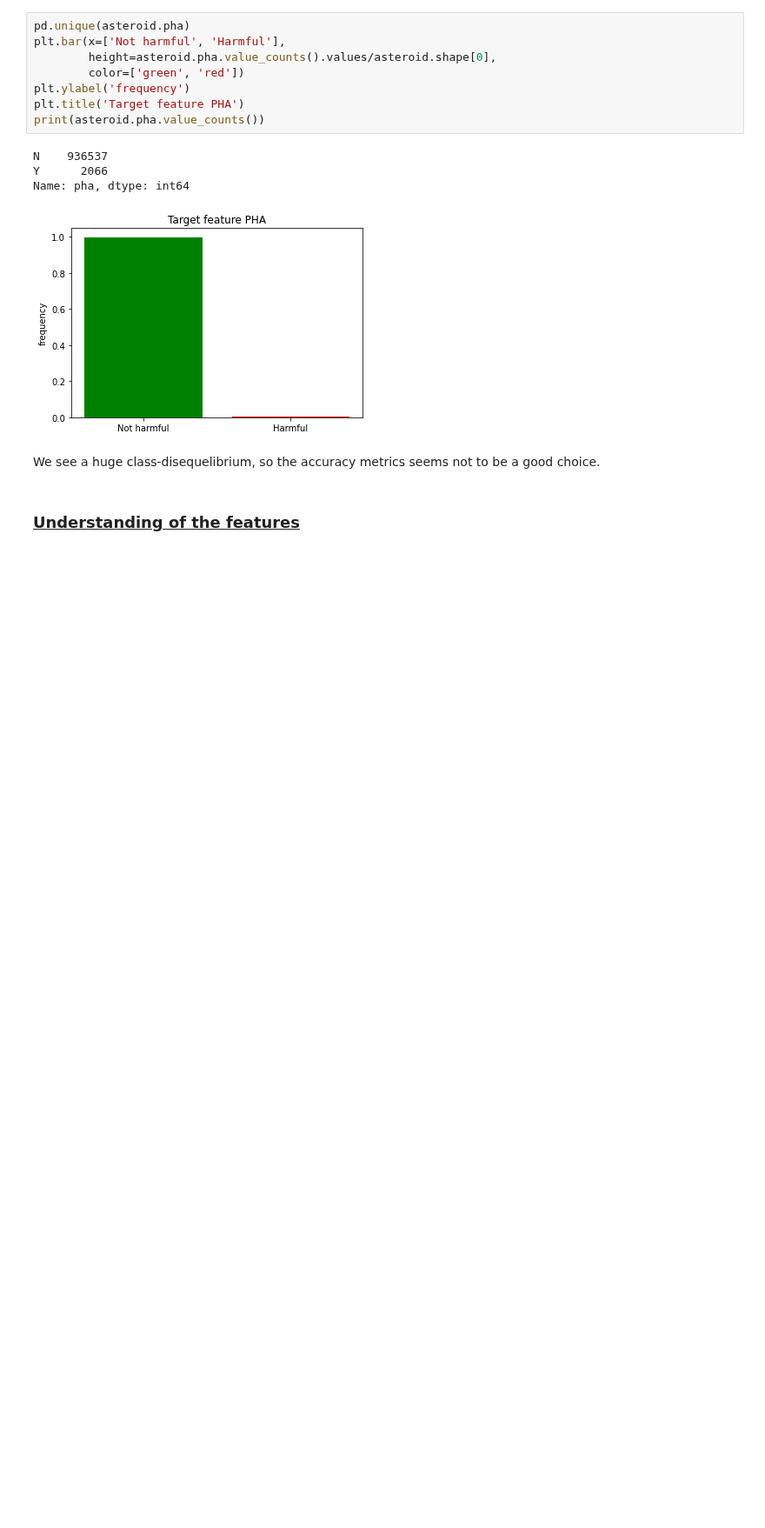
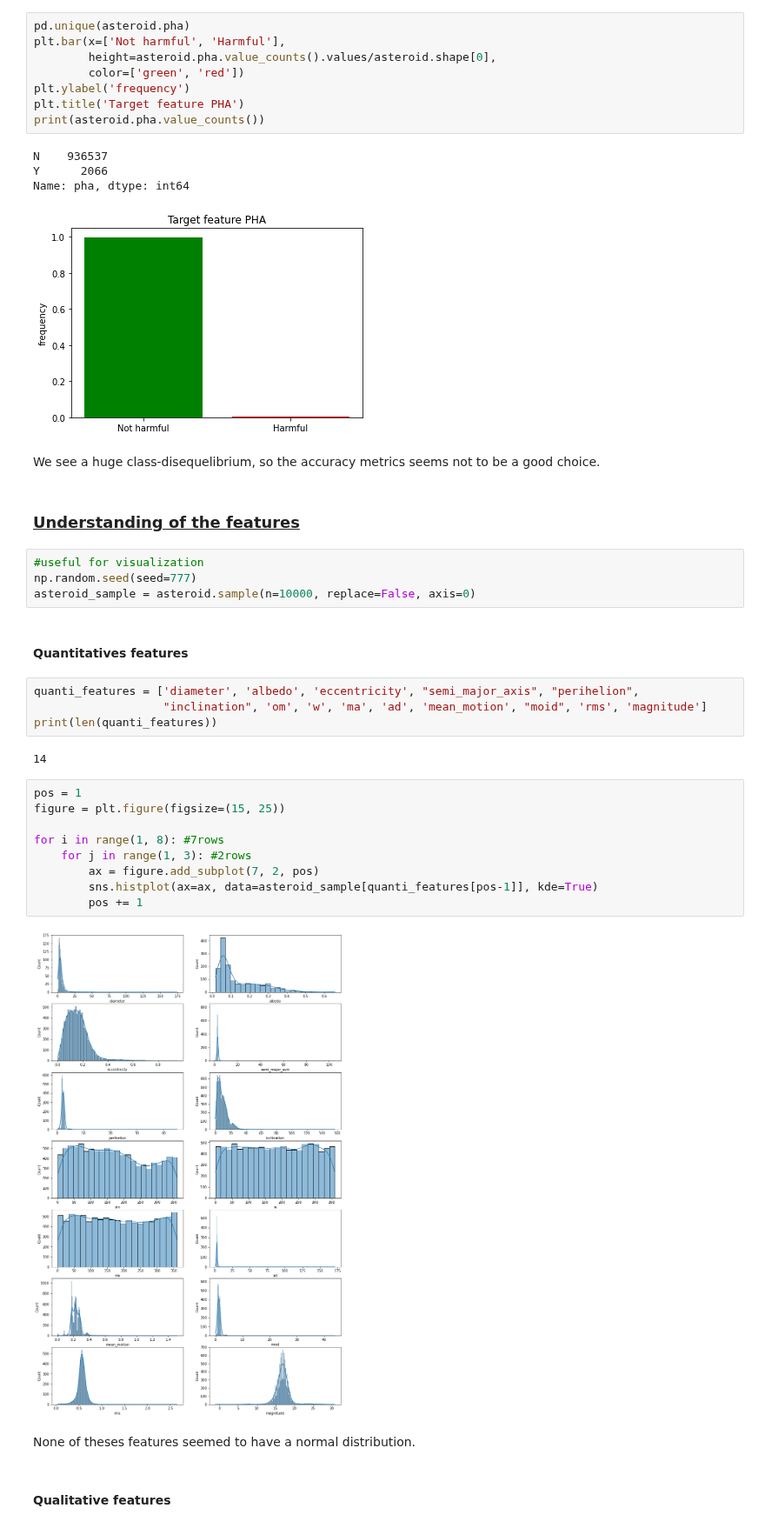
Before and after one commit to AnthonyJaquaniello/Machine_Learning, a Jupyter notebook: src/Asteroid.ipynb, the cells around one changed output. Shown at 87% size. Cells and saved outputs as stored; diff of their text form; blank space fills up the shorter version.

```diff
--- a/src/Asteroid.ipynb
+++ b/src/Asteroid.ipynb
@@ -162,3 +160,30 @@ Name: pha, dtype: int64
 We see a huge class-disequelibrium, so the accuracy metrics seems not to be a good choice.
 # %% [markdown]
 <h3 style='text-decoration : underline;'>Understanding of the features</h3>
+# %%
+#useful for visualization
+np.random.seed(seed=777)
+asteroid_sample = asteroid.sample(n=10000, replace=False, axis=0)
+# %% [markdown]
+<h4>Quantitatives features</h4>
+# %%
+quanti_features = ['diameter', 'albedo', 'eccentricity', "semi_major_axis", "perihelion",
+                   "inclination", 'om', 'w', 'ma', 'ad', 'mean_motion', "moid", 'rms', 'magnitude']
+print(len(quanti_features))
+# %% [output]
+14
+# %%
+pos = 1
+figure = plt.figure(figsize=(15, 25))
+
+for i in range(1, 8): #7rows
+    for j in range(1, 3): #2rows
+        ax = figure.add_subplot(7, 2, pos)
+        sns.histplot(ax=ax, data=asteroid_sample[quanti_features[pos-1]], kde=True)
+        pos += 1
+# %% [output]
+[figure, added]
+# %% [markdown]
+None of theses features seemed to have a normal distribution.
+# %% [markdown]
+<h4>Qualitative features</h4>
```
Also changed, not shown: parts of 17 cells of this notebook.
